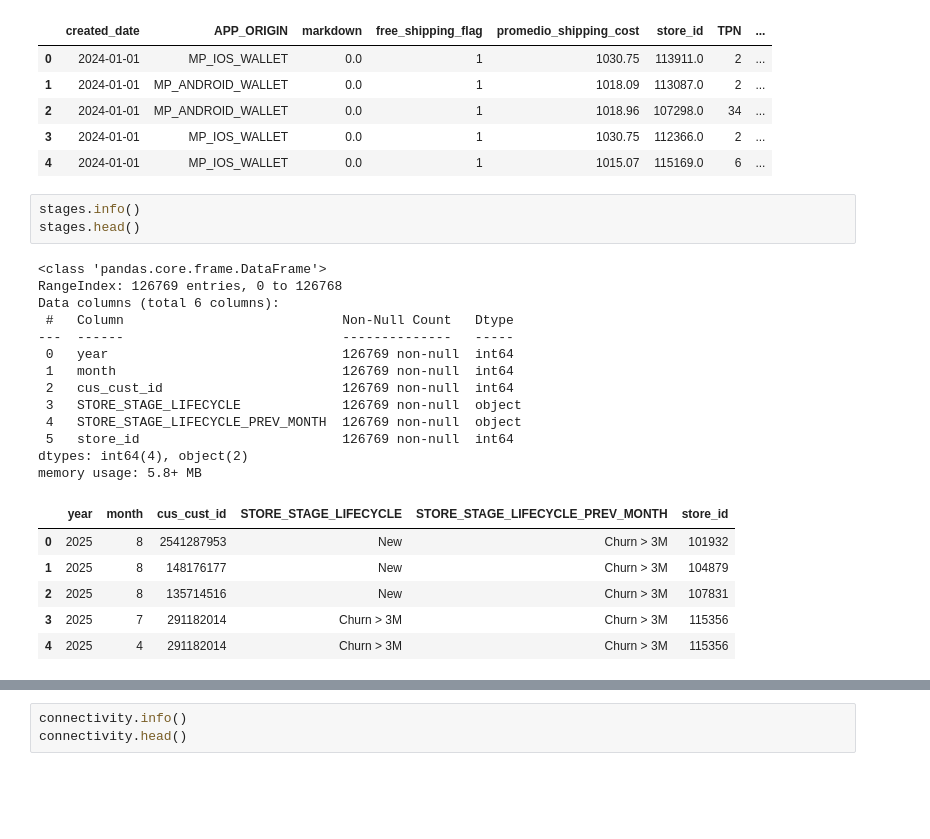
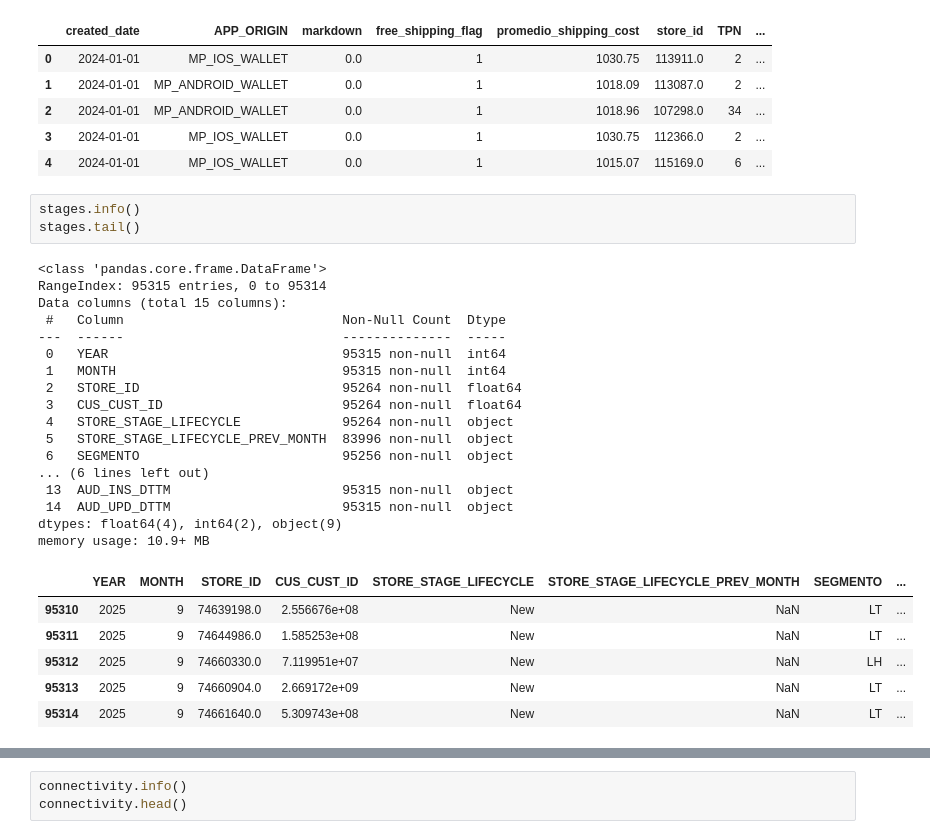
Before and after one commit to Dannamk17/churn-bite, a Jupyter notebook: churn_bite_eda.ipynb, the cells around one changed output, grey strips where cells are left out. Drawn from its saved outputs; the diff is of its cells as text; blank space fills up the shorter version.

Commit message:
New churn features

```diff
--- a/churn_bite_eda.ipynb
+++ b/churn_bite_eda.ipynb
@@ -77,24 +79,28 @@ memory usage: 156.7+ MB
 | 4 | 2024-01-01 | MP_IOS_WALLET | 0.0 | 1 | 1015.07 | 115169.0 | 6 | ... |
 # %%
 stages.info()
-stages.head()
+stages.tail()
 # %% [output]
 <class 'pandas.core.frame.DataFrame'>
-RangeIndex: 126769 entries, 0 to 126768
-Data columns (total 6 columns):
- #   Column                            Non-Null Count   Dtype
----  ------                            --------------   -----
- 0   year                              126769 non-null  int64
- 1   month                             126769 non-null  int64
- 2   cus_cust_id                       126769 non-null  int64
- 3   STORE_STAGE_LIFECYCLE             126769 non-null  object
- 4   STORE_STAGE_LIFECYCLE_PREV_MONTH  126769 non-null  object
- 5   store_id                          126769 non-null  int64
-dtypes: int64(4), object(2)
-memory usage: 5.8+ MB
+RangeIndex: 95315 entries, 0 to 95314
+Data columns (total 15 columns):
+ #   Column                            Non-Null Count  Dtype
+---  ------                            --------------  -----
+ 0   YEAR                              95315 non-null  int64
+ 1   MONTH                             95315 non-null  int64
+ 2   STORE_ID                          95264 non-null  float64
+ 3   CUS_CUST_ID                       95264 non-null  float64
+ 4   STORE_STAGE_LIFECYCLE             95264 non-null  object
+ 5   STORE_STAGE_LIFECYCLE_PREV_MONTH  83996 non-null  object
+ 6   SEGMENTO                          95256 non-null  object
+... (6 lines left out)
+ 13  AUD_INS_DTTM                      95315 non-null  object
+ 14  AUD_UPD_DTTM                      95315 non-null  object
+dtypes: float64(4), int64(2), object(9)
+memory usage: 10.9+ MB
-|  | year | month | cus_cust_id | STORE_STAGE_LIFECYCLE | STORE_STAGE_LIFECYCLE_PREV_MONTH | store_id |
-| 0 | 2025 | 8 | 2541287953 | New | Churn > 3M | 101932 |
-| 1 | 2025 | 8 | 148176177 | New | Churn > 3M | 104879 |
-| 2 | 2025 | 8 | 135714516 | New | Churn > 3M | 107831 |
-| 3 | 2025 | 7 | 291182014 | Churn > 3M | Churn > 3M | 115356 |
-| 4 | 2025 | 4 | 291182014 | Churn > 3M | Churn > 3M | 115356 |
+|  | YEAR | MONTH | STORE_ID | CUS_CUST_ID | STORE_STAGE_LIFECYCLE | STORE_STAGE_LIFECYCLE_PREV_MONTH | SEGMENTO | ... |
+| 95310 | 2025 | 9 | 74639198.0 | 2.556676e+08 | New | NaN | LT | ... |
+| 95311 | 2025 | 9 | 74644986.0 | 1.585253e+08 | New | NaN | LT | ... |
+| 95312 | 2025 | 9 | 74660330.0 | 7.119951e+07 | New | NaN | LH | ... |
+| 95313 | 2025 | 9 | 74660904.0 | 2.669172e+09 | New | NaN | LT | ... |
+| 95314 | 2025 | 9 | 74661640.0 | 5.309743e+08 | New | NaN | LT | ... |
```
Also changed, not shown: parts of 33 cells of this notebook, 1 other file.
